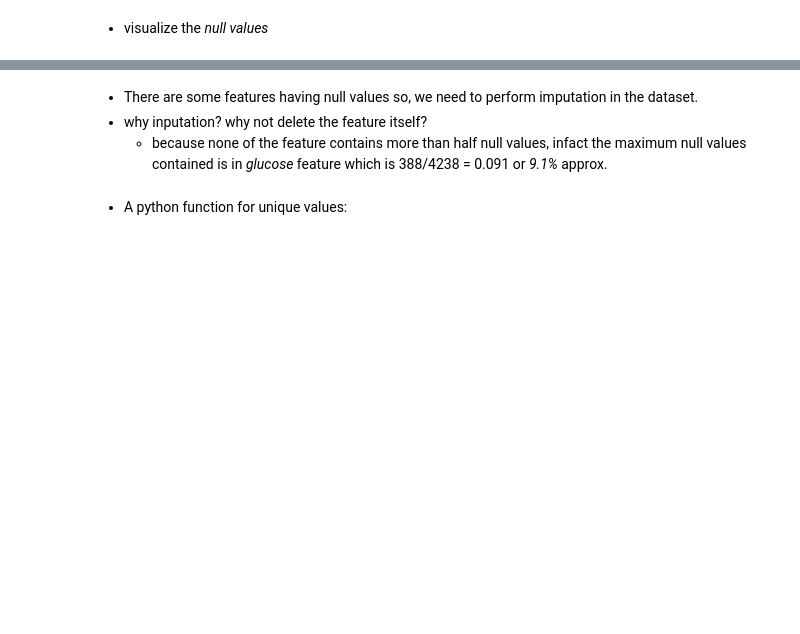
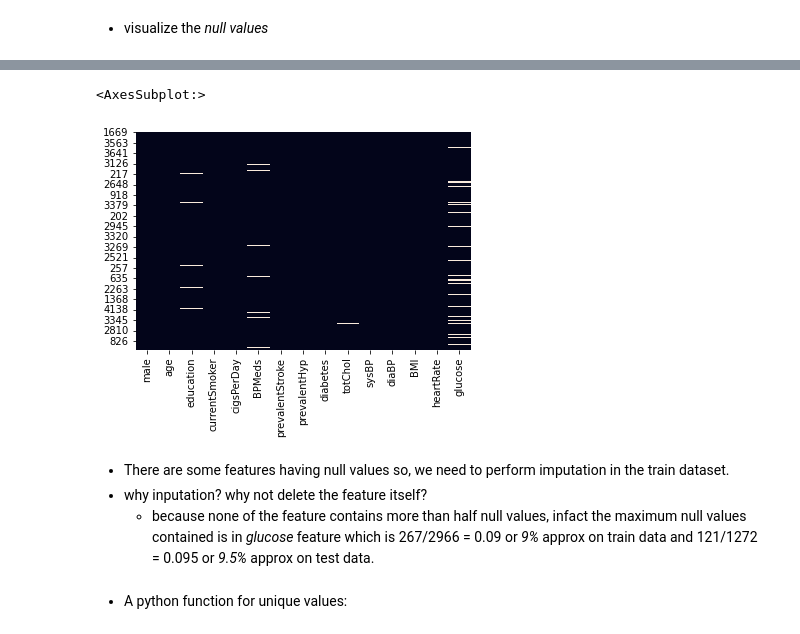
Before and after one commit to RedocamaI/heart_disease_predictor, a Jupyter notebook: heart_disease_predictor.ipynb, the cells around one changed output, grey strips where cells are left out. Cells and saved outputs as stored; diff of their text form; code cells hidden in the pictures; blank space fills up the shorter version.

```diff
--- a/heart_disease_predictor.ipynb
+++ b/heart_disease_predictor.ipynb
@@ -87,7 +126,12 @@ sns.heatmap(data.isnull(), cbar=False)
+# %%
+sns.heatmap(X_test.isnull(), cbar=False)
+# %% [output]
+<AxesSubplot:>
+[figure, added]
 # %% [markdown]
-- There are some features having null values so, we need to perform imputation in the dataset.
+- There are some features having null values so, we need to perform imputation in the train dataset.
 - why inputation? why not delete the feature itself?
-    - because none of the feature contains more than half null values, infact the maximum null values contained is in *glucose* feature which is 388/4238 = 0.091 or *9.1%* approx.
+    - because none of the feature contains more than half null values, infact the maximum null values contained is in *glucose* feature which is 267/2966 = 0.09 or *9%* approx on train data and 121/1272 = 0.095 or *9.5%* approx on test data.
 # %% [markdown]
 - A python function for unique values:
 # %%
```
Also changed, not shown: parts of 69 cells of this notebook.
